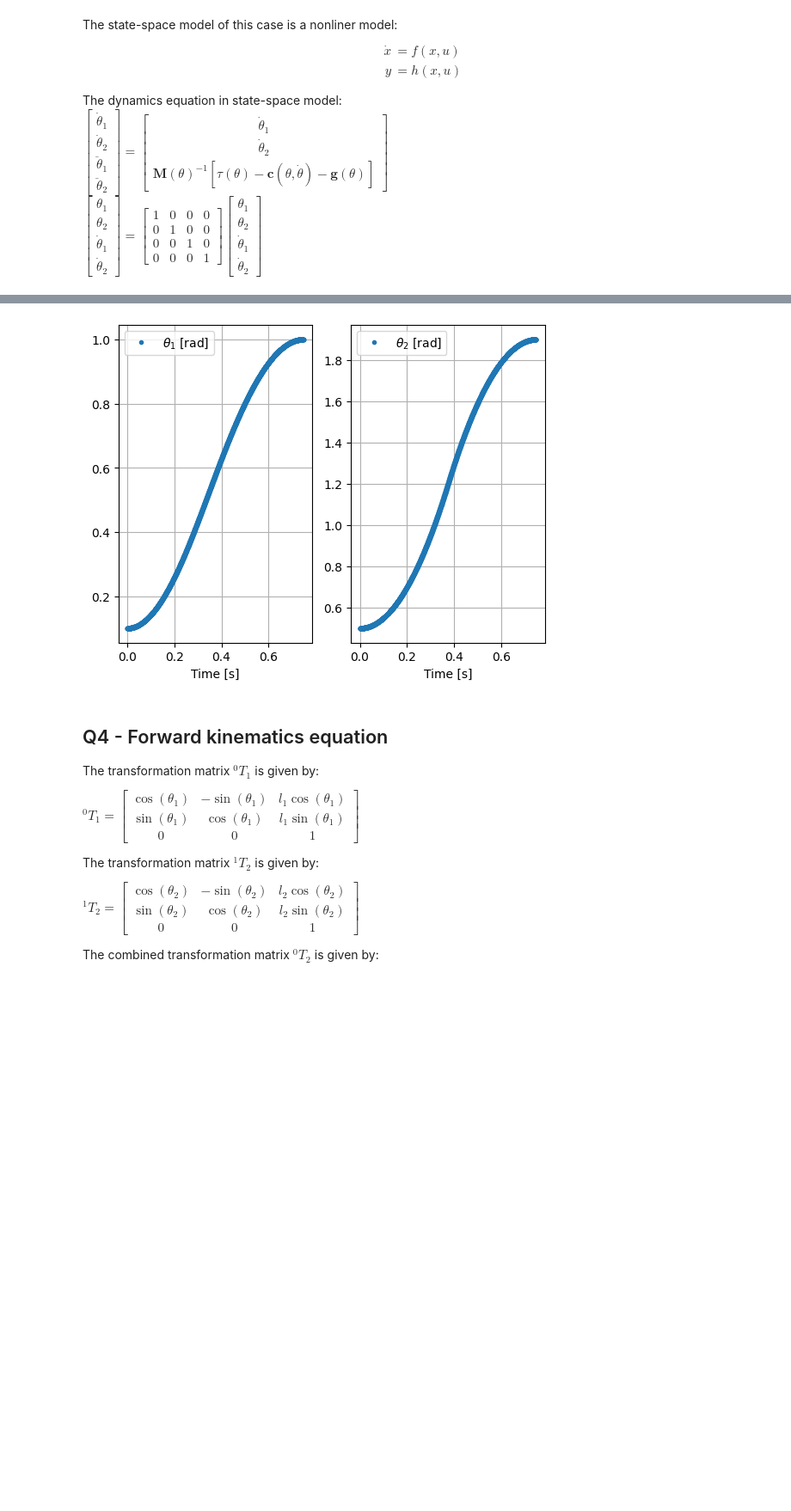
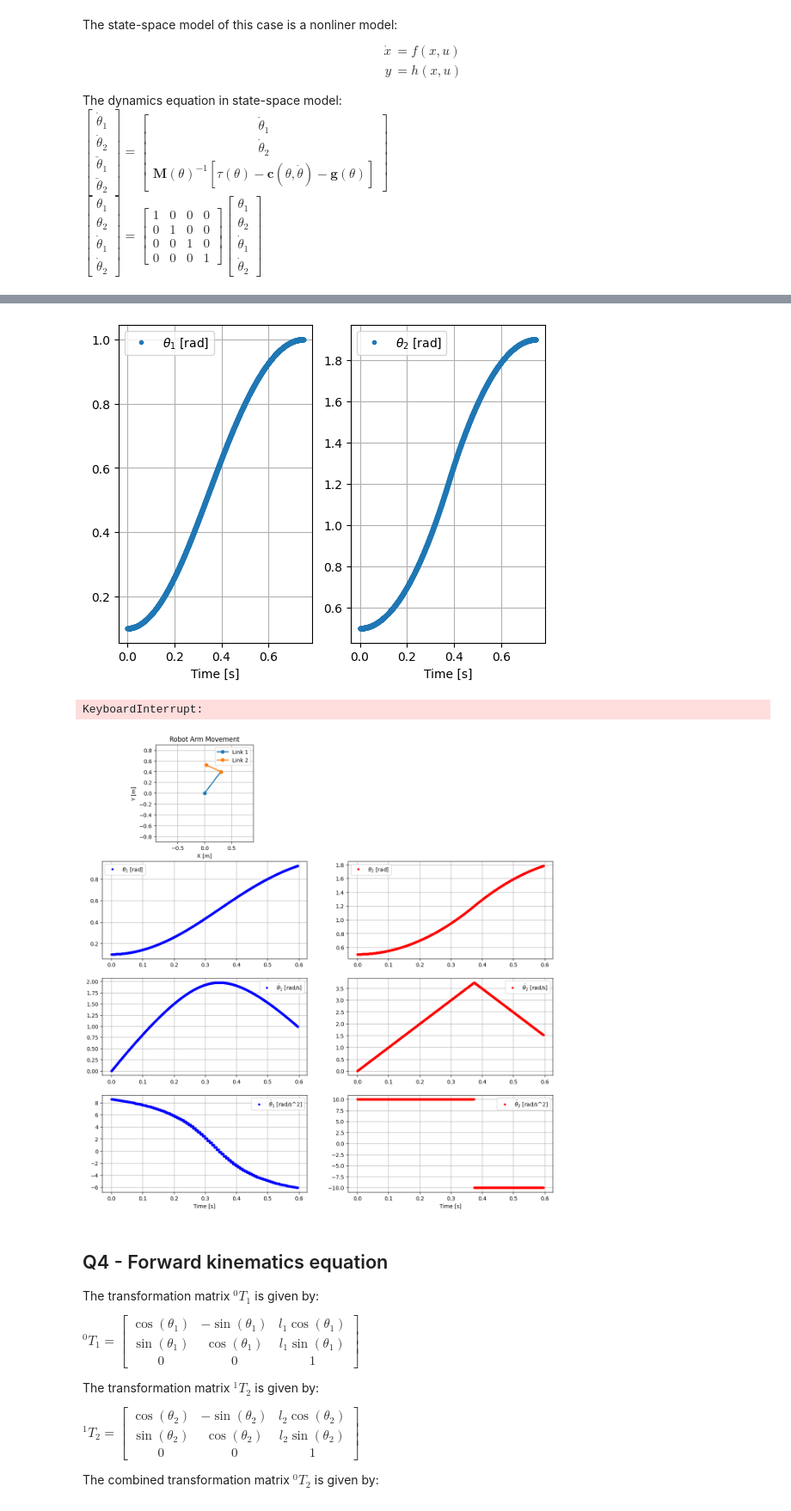
Before and after one commit to andreaalboni/Optimization-of-Mechatronic-Systems, a Jupyter notebook: Assignments/robot_arm.ipynb, the cells around one changed output, grey strips where cells are left out. Shown: that part at 86% size. Cells and saved outputs as stored; diff of their text form; code cells hidden in the pictures; blank space fills up the shorter version.

```diff
--- a/Assignments/robot_arm.ipynb
+++ b/Assignments/robot_arm.ipynb
@@ -150,7 +151,7 @@ l1 = 0.5    # m
 l2 = 0.3    # m
 g = 9.81    # m/s^2
 # %%
-def create_animation(sol, case, theta1, theta2, theta1_dot, theta2_dot, control1, control2, name='robot_arm_animation.gif'):
+def create_anim(sol, case, theta1, theta2, theta1_dot, theta2_dot, control1, control2, name='robot_arm_animation.gif'):
     # Sample the values from the solution
     time, theta1_sol = sol.sample(theta1, grid='integrator', refine=20)
     _, theta2_sol = sol.sample(theta2, grid='integrator', refine=20)
@@ -471,7 +545,7 @@ $
 $
 # %%
 # Optimal control problem
-sol = manipulator(2, animation=False)
+sol = manipulator(2, animation=True)
 # %% [output]
 This is Ipopt version 3.14.11, running with linear solver MUMPS 5.4.1.
 
@@ -650,7 +724,7 @@ def manipulator_time_optimal(animation=False):
     return sol
 
 # Optimal control problem
-sol = manipulator_time_optimal(animation=False)
+sol = manipulator_time_optimal(animation=True)
 # %% [output]
 This is Ipopt version 3.14.11, running with linear solver MUMPS 5.4.1.
 
@@ -672,6 +746,8 @@ Total number of inequality constraints...............:      809
 [figure]
 [figure]
 [figure]
+KeyboardInterrupt:
+[figure, added]
 # %% [markdown]
 ## Q4 - Forward kinematics equation
 
```
Also changed, not shown: parts of 7 cells of this notebook, 3 other files.
